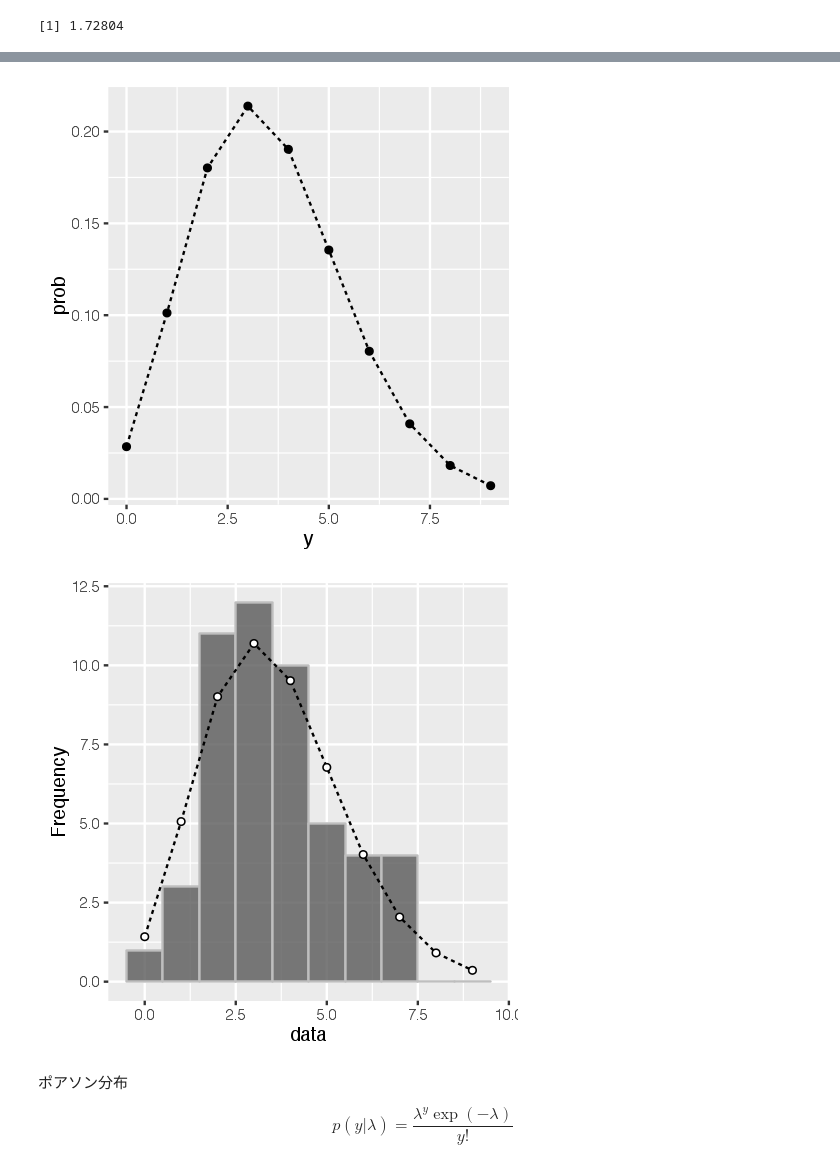
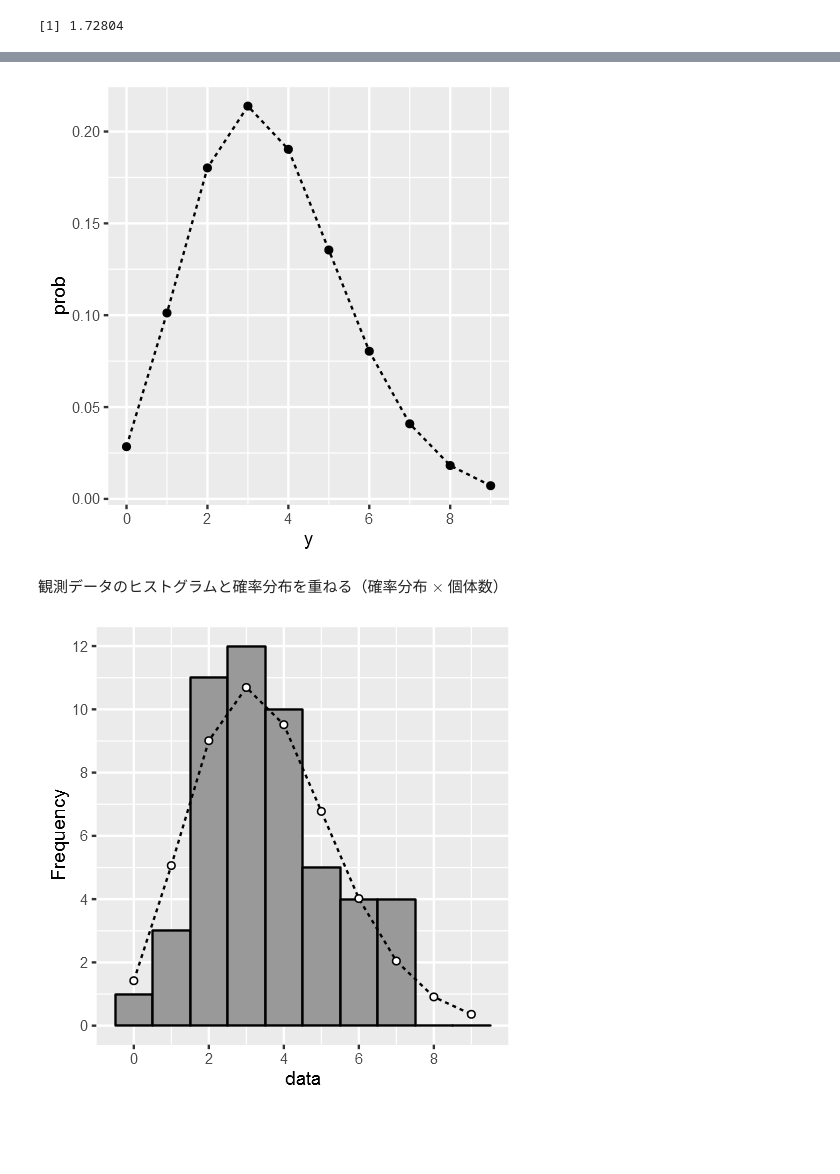
Before and after one commit to whatalnk/stat-model-intro, a Jupyter notebook: Chap02.ipynb, the cells around one changed output, grey strips where cells are left out. Cells and saved outputs as stored; diff of their text form; code cells hidden in the pictures; blank space fills up the shorter version.

```diff
--- a/Chap02.ipynb
+++ b/Chap02.ipynb
@@ -74,19 +120,22 @@ prob <- dpois(y, lambda = 3.56)
 data_frame(y, prob) %>>%
     ggplot(aes(y, prob)) +
     geom_line(linetype = 2) +
-    geom_point()
+    geom_point() +
+    scale_x_continuous(breaks = seq(0, 8, 2))
 # %% [output]
-[figure, old version]
+[figure, new version]
+# %% [markdown]
+観測データのヒストグラムと確率分布を重ねる（確率分布 $\times$ 個体数）
 # %%
 ggplot() +
-    geom_histogram(data = data_frame(x = data), aes(x = x), col = "gray", alpha = 0.8, binwidth = 1) +
+    geom_histogram(data = data_frame(x = data), aes(x = x),
+                   colour = "black", fill = gray(0.6), binwidth = 1) +
     geom_line(data = data_frame(y, prob = prob * 50), aes(x = y, y = prob), linetype = 2) +
-    geom_point(data = data_frame(y, prob = prob * 50), aes(x = y, y = prob), shape = 21, fill = "white") +
+    geom_point(data = data_frame(y, prob = prob * 50), aes(x = y, y = prob),
+               shape = 21, fill = "white") +
     ylab("Frequency") +
-    xlab("data")
+    xlab("data") +
+    scale_x_continuous(breaks = seq(0, 8, 2)) +
+    scale_y_continuous(breaks = seq(0, 12, 2))
 # %% [output]
-[figure, old version]
+[figure, new version]
-# %% [markdown]
-ポアソン分布
-
-$$p(y | \lambda) = \frac{\lambda^y \exp(-\lambda)}{y!} $$
```
Also changed, not shown: parts of 39 cells of this notebook.
